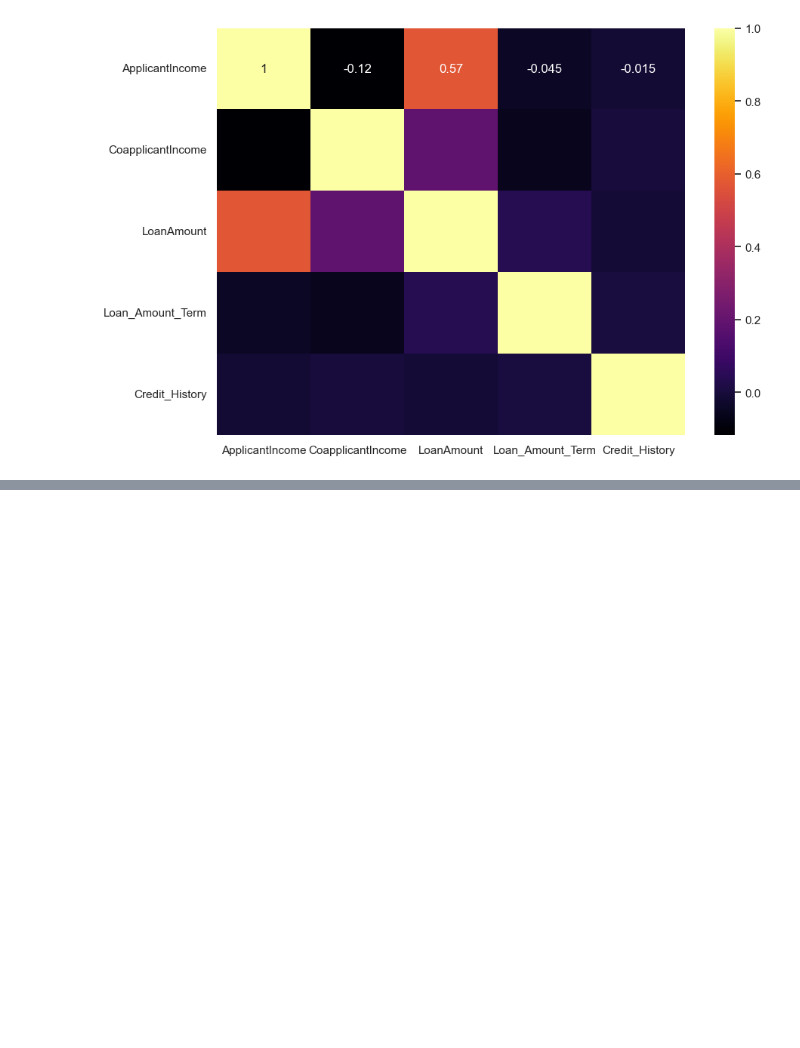
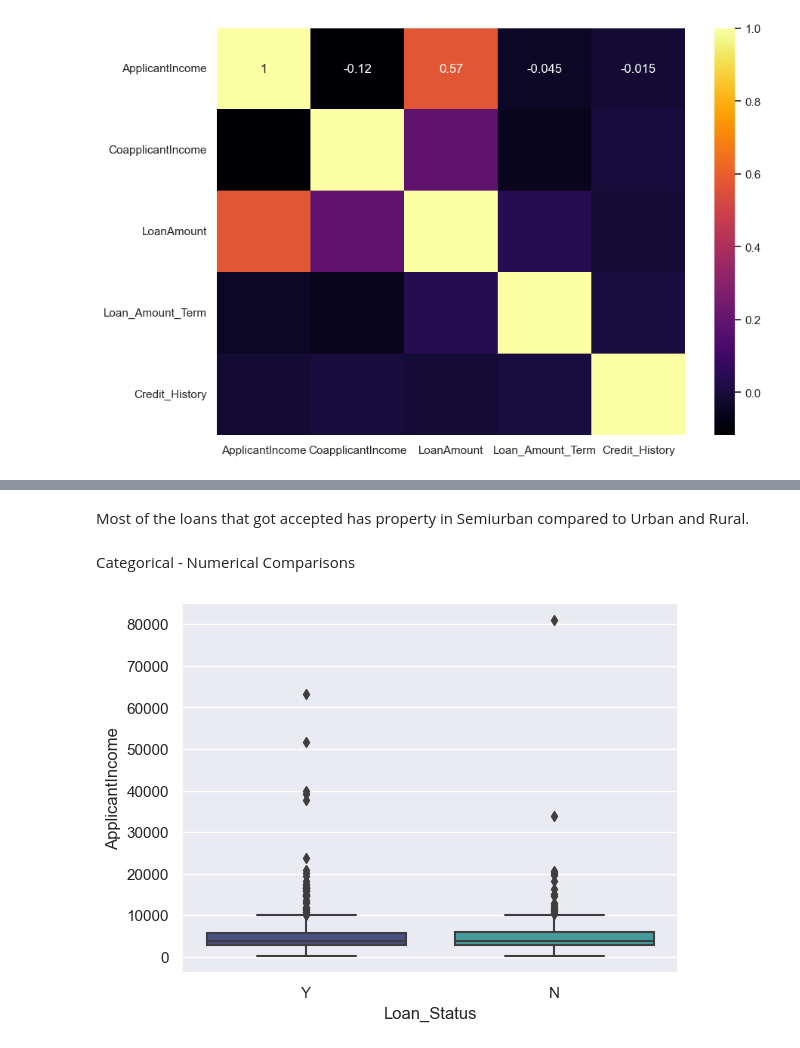
Before and after one commit to kobebaffour/machine_learning, a Jupyter notebook: Loan Prediction/loan_prediction_nm.ipynb, the cells around one changed output, grey strips where cells are left out. Cells and saved outputs as stored; diff of their text form; code cells hidden in the pictures; blank space fills up the shorter version.

```diff
--- a/Loan Prediction/loan_prediction_nm.ipynb
+++ b/Loan Prediction/loan_prediction_nm.ipynb
@@ -403,0 +440,8 @@ plt.show()
+# %% [markdown]
+Most of the loans that got accepted has property in Semiurban compared to Urban and Rural.
+# %% [markdown]
+Categorical - Numerical Comparisons
+# %%
+sns.boxplot(x="Loan_Status", y="ApplicantIncome", data=df, palette="mako");
+# %% [output]
+[figure, added]
```
Also changed, not shown: parts of 16 cells of this notebook.
